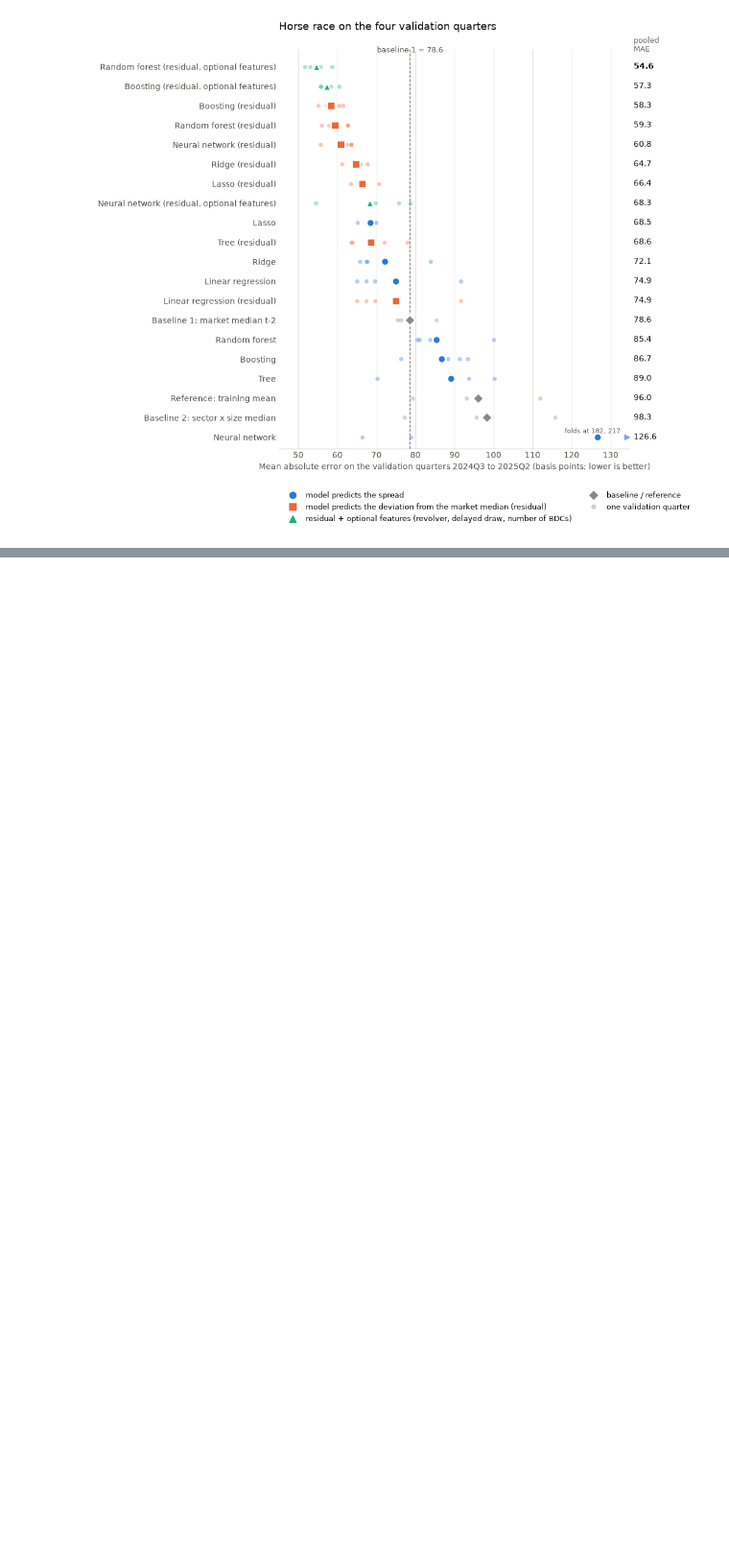
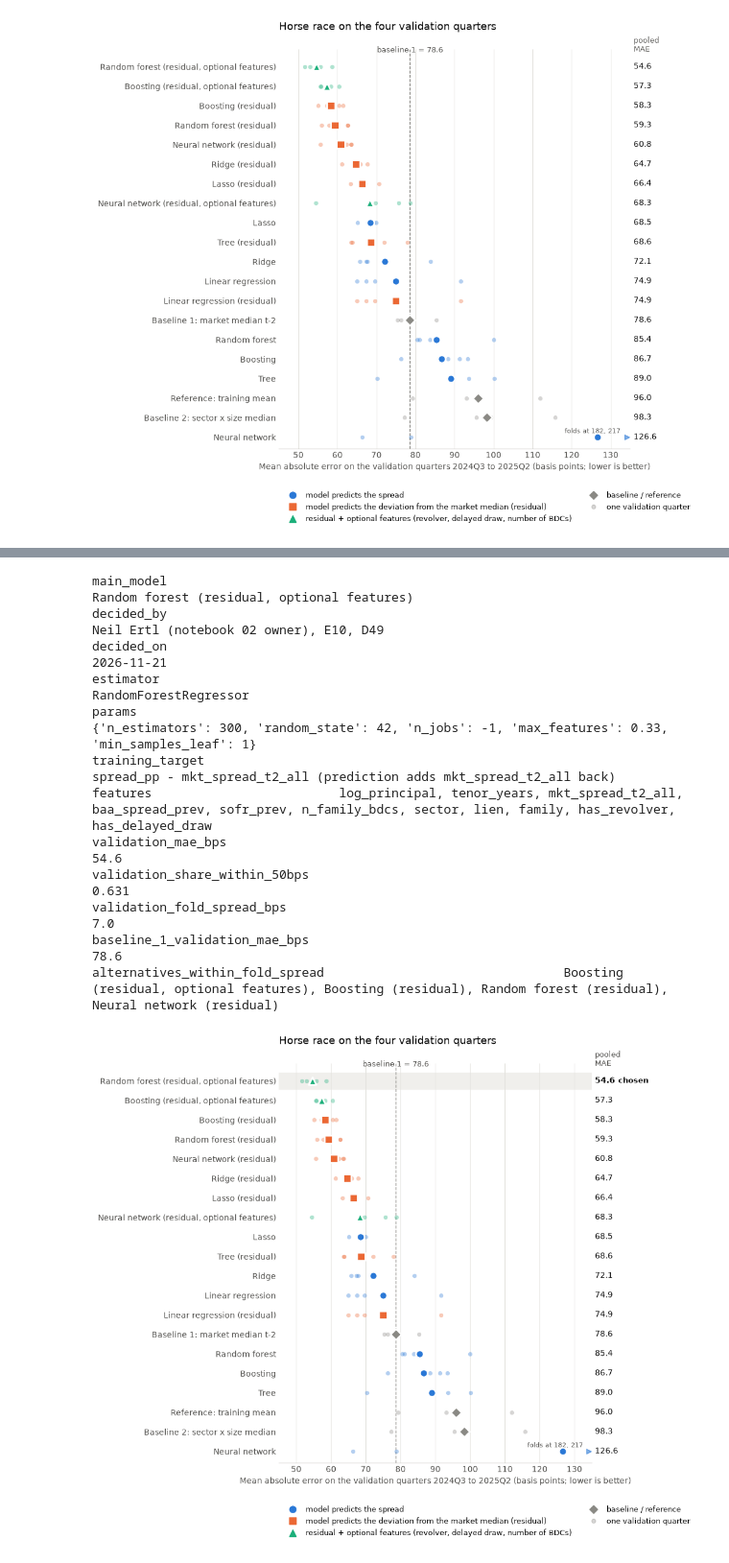
Before and after one commit to NeilErtl/DSF_Project, a Jupyter notebook: code/02_estimate.ipynb, the cells around one changed output, grey strips where cells are left out. Shown at 96% size. Cells and saved outputs as stored; diff of their text form; code cells hidden in the pictures; blank space fills up the shorter version.

Commit message:
Add step 8: main model chosen (D49), feature importance, marked race figure; model report reordered
Co-Authored-By: Claude Opus 5.5 <noreply@anthropic.com>

```diff
--- a/code/02_estimate.ipynb
+++ b/code/02_estimate.ipynb
@@ -867,0 +907,41 @@ plt.show()
+# %%
+MAIN_MODEL = "Random forest (residual, optional features)"
+MAIN_PARAMS = {"n_estimators": 300, "random_state": SEED, "n_jobs": -1, **r_forest_p}
+
+
+def make_main_model():
+    # The main model as one object: preprocessor (with the optional features) + forest, trained on the residual target
+    return ResidualOnMarket(make_pipeline(opt_pre(), RandomForestRegressor(**MAIN_PARAMS)))
+
+
+check_frame = run_folds(MAIN_MODEL, make_main_model, FEATURES_OPT)
+assert np.isclose(check_frame["abs_error_bps"].mean(), race.loc[MAIN_MODEL, "mae_bps"], atol=0.05)
+
+choice = pd.DataFrame([{
+    "main_model": MAIN_MODEL, "decided_by": "Neil Ertl (notebook 02 owner), E10, D49", "decided_on": "2026-11-21",
+    "estimator": "RandomForestRegressor", "params": str(MAIN_PARAMS),
+    "training_target": "spread_pp - mkt_spread_t2_all (prediction adds mkt_spread_t2_all back)",
+    "features": ", ".join(FEATURES_OPT),
+    "validation_mae_bps": race.loc[MAIN_MODEL, "mae_bps"],
+    "validation_share_within_50bps": race.loc[MAIN_MODEL, "share_within_50bps"],
+    "validation_fold_spread_bps": race.loc[MAIN_MODEL, "fold_spread_bps"],
+    "baseline_1_validation_mae_bps": race.loc["Baseline 1: market median t-2", "mae_bps"],
+    "alternatives_within_fold_spread": ", ".join(race.index[(race["mae_bps"] - race.loc[MAIN_MODEL, "mae_bps"])
+                                                            .between(0.01, race.loc[MAIN_MODEL, "fold_spread_bps"])])}])
+choice.to_csv(TAB / "model_choice.csv", index=False)
+print(choice.T.to_string(header=False))
+race_figure(chosen=MAIN_MODEL, save=True)
+# %% [output]
+main_model                                                                                                                          Random forest (residual, optional features)
+decided_by                                                                                                                              Neil Ertl (notebook 02 owner), E10, D49
+decided_on                                                                                                                                                           2026-11-21
+estimator                                                                                                                                                 RandomForestRegressor
+params                                                                     {'n_estimators': 300, 'random_state': 42, 'n_jobs': -1, 'max_features': 0.33, 'min_samples_leaf': 1}
+training_target                                                                                          spread_pp - mkt_spread_t2_all (prediction adds mkt_spread_t2_all back)
+features                         log_principal, tenor_years, mkt_spread_t2_all, baa_spread_prev, sofr_prev, n_family_bdcs, sector, lien, family, has_revolver, has_delayed_draw
+validation_mae_bps                                                                                                                                                         54.6
+validation_share_within_50bps                                                                                                                                             0.631
+validation_fold_spread_bps                                                                                                                                                  7.0
+baseline_1_validation_mae_bps                                                                                                                                              78.6
+alternatives_within_fold_spread                                Boosting (residual, optional features), Boosting (residual), Random forest (residual), Neural network (residual)
+[figure, added]
```
Also changed, not shown: parts of 9 cells of this notebook, 9 other files.
